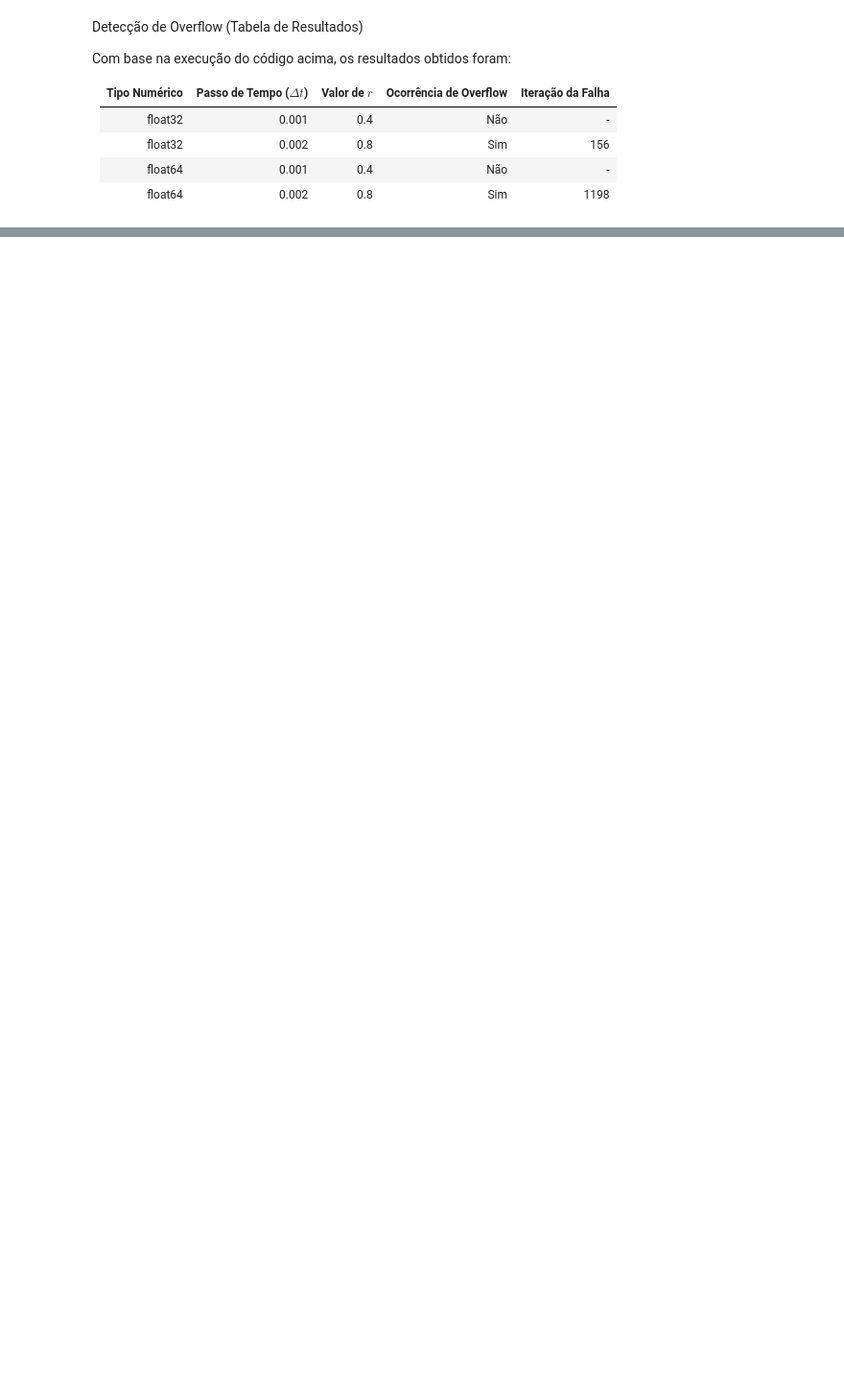
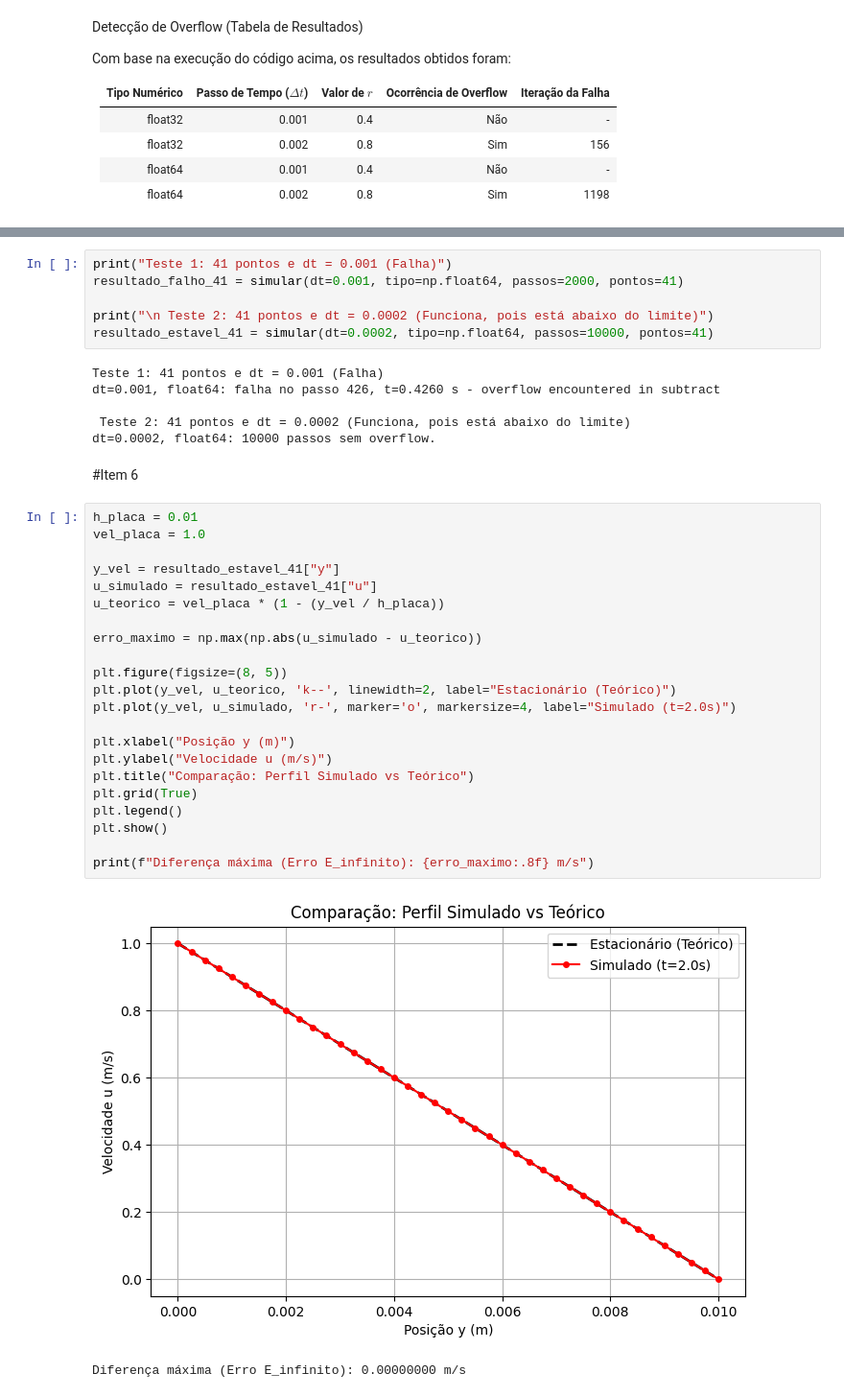
Before and after one commit to leonardo2004/Calculo-Numerico, a Jupyter notebook: Atividade 02/Atividade02_CalcNumerico.ipynb, the cells around one changed output, grey strips where cells are left out. Shown at 96% size. Cells and saved outputs as stored; diff of their text form; blank space fills up the shorter version.

```diff
--- a/Atividade 02/Atividade02_CalcNumerico.ipynb
+++ b/Atividade 02/Atividade02_CalcNumerico.ipynb
@@ -160,0 +211,39 @@ Com base na execução do código acima, os resultados obtidos foram:
+# %%
+print("Teste 1: 41 pontos e dt = 0.001 (Falha)")
+resultado_falho_41 = simular(dt=0.001, tipo=np.float64, passos=2000, pontos=41)
+
+print("\n Teste 2: 41 pontos e dt = 0.0002 (Funciona, pois está abaixo do limite)")
+resultado_estavel_41 = simular(dt=0.0002, tipo=np.float64, passos=10000, pontos=41)
+# %% [output]
+Teste 1: 41 pontos e dt = 0.001 (Falha)
+dt=0.001, float64: falha no passo 426, t=0.4260 s - overflow encountered in subtract
+
+ Teste 2: 41 pontos e dt = 0.0002 (Funciona, pois está abaixo do limite)
+dt=0.0002, float64: 10000 passos sem overflow.
+# %% [markdown]
+#Item 6
+# %%
+h_placa = 0.01
+vel_placa = 1.0
+
+y_vel = resultado_estavel_41["y"]
+u_simulado = resultado_estavel_41["u"]
+u_teorico = vel_placa * (1 - (y_vel / h_placa))
+
+erro_maximo = np.max(np.abs(u_simulado - u_teorico))
+
+plt.figure(figsize=(8, 5))
+plt.plot(y_vel, u_teorico, 'k--', linewidth=2, label="Estacionário (Teórico)")
+plt.plot(y_vel, u_simulado, 'r-', marker='o', markersize=4, label="Simulado (t=2.0s)")
+
+plt.xlabel("Posição y (m)")
+plt.ylabel("Velocidade u (m/s)")
+plt.title("Comparação: Perfil Simulado vs Teórico")
+plt.grid(True)
+plt.legend()
+plt.show()
+
+print(f"Diferença máxima (Erro E_infinito): {erro_maximo:.8f} m/s")
+# %% [output]
+[figure, added]
+Diferença máxima (Erro E_infinito): 0.00000000 m/s
```
Also changed, not shown: parts of 9 cells of this notebook.
